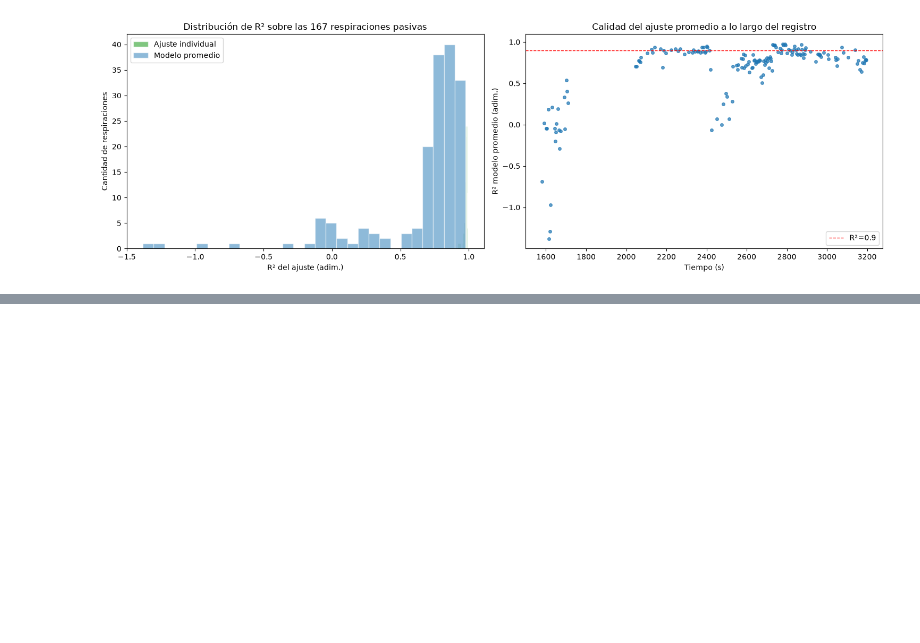
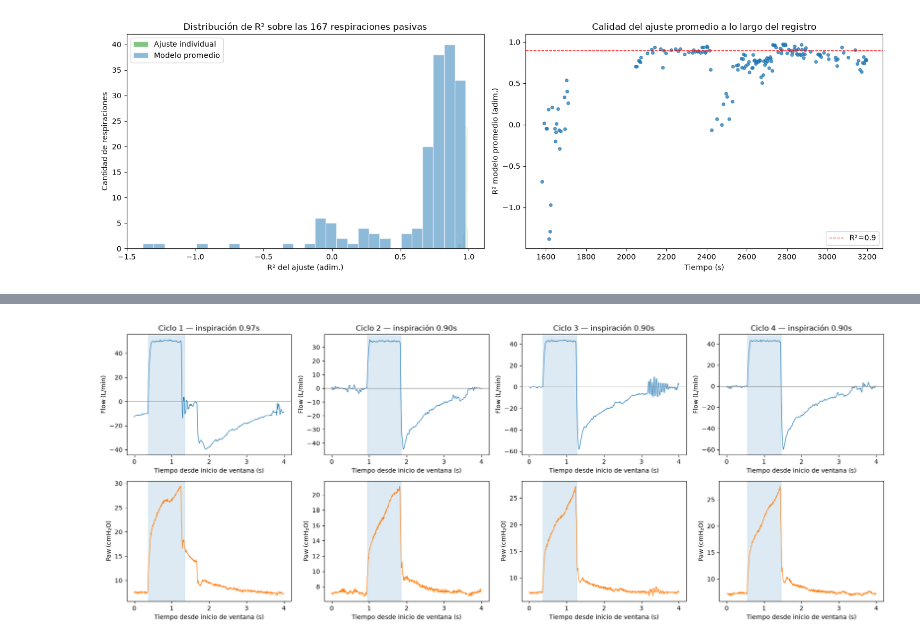
Before and after one commit to thiagomassone/TP_Vent_Mec, a Jupyter notebook: TP_final_consigna4.ipynb, the cells around one changed output, grey strips where cells are left out. Saved outputs shown, nothing was run; the diff lists cells and outputs as text; code cells hidden in the pictures; blank space fills up the shorter version.

```diff
--- a/TP_final_consigna4.ipynb
+++ b/TP_final_consigna4.ipynb
@@ -1013,0 +1205,29 @@ R² modelo PROMEDIO:    mediana=0.796  min=-1.382  % con R²>0.9: 20%
+# %%
+# --- Figura punto 2: segmentación de la inspiración en los 4 ciclos de la señal D ---
+fig, axes = plt.subplots(2, 4, figsize=(18, 7))
+
+for j, (nc, t0) in enumerate(ciclos_t.items()):
+    sub = df[(df.Time >= t0) & (df.Time < t0 + 4)].reset_index(drop=True)
+    i_ini, i_fin = fase_inspiratoria(sub, fs=fs)
+    t = sub.Time.values - t0
+    t_ini, t_fin = t[i_ini], t[i_fin - 1]
+    dur = (i_fin - i_ini) / fs
+
+    # fila 0: Flow con inspiración sombreada
+    axes[0, j].plot(t, sub.Flow.values, color='tab:blue', lw=0.9)
+    axes[0, j].axhline(0, color='gray', lw=0.6)
+    axes[0, j].axvspan(t_ini, t_fin, color='tab:blue', alpha=0.15)
+    axes[0, j].set_title(f'Ciclo {nc} — inspiración {dur:.2f}s')
+    axes[0, j].set_xlabel('Tiempo desde inicio de ventana (s)')
+    axes[0, j].set_ylabel('Flow (L/min)')
+
+    # fila 1: Paw con inspiración sombreada
+    axes[1, j].plot(t, sub.Paw.values, color='tab:orange', lw=0.9)
+    axes[1, j].axvspan(t_ini, t_fin, color='tab:blue', alpha=0.15)
+    axes[1, j].set_xlabel('Tiempo desde inicio de ventana (s)')
+    axes[1, j].set_ylabel('Paw (cmH₂O)')
+
+plt.tight_layout()
+plt.show()
+# %% [output]
+[figure, added]
```
Also changed, not shown: parts of 4 cells of this notebook.
